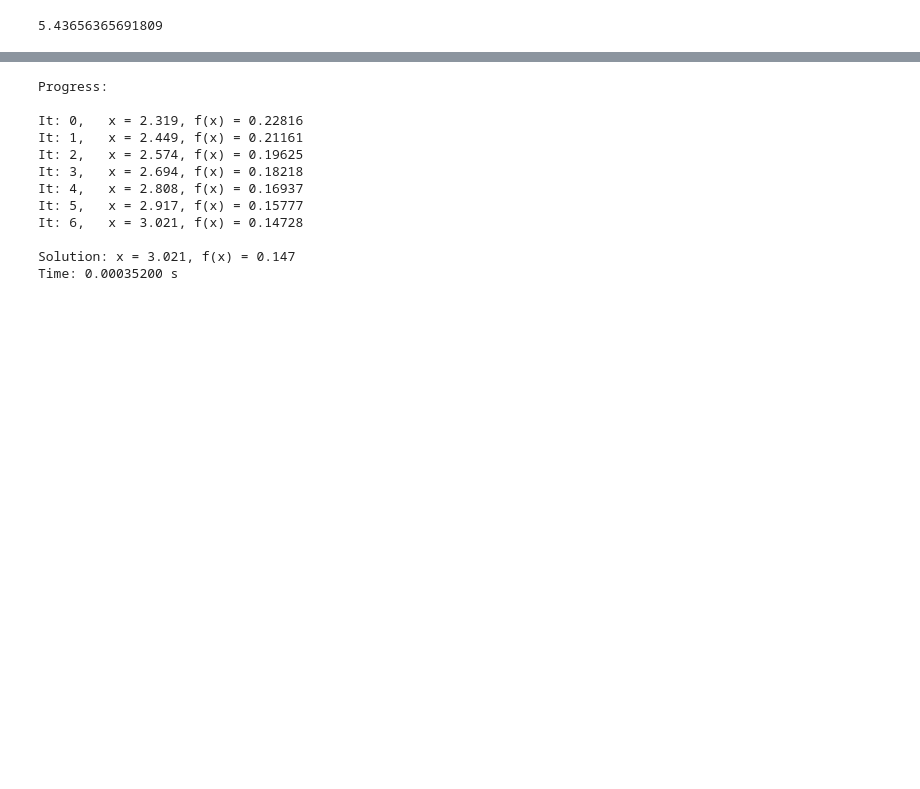
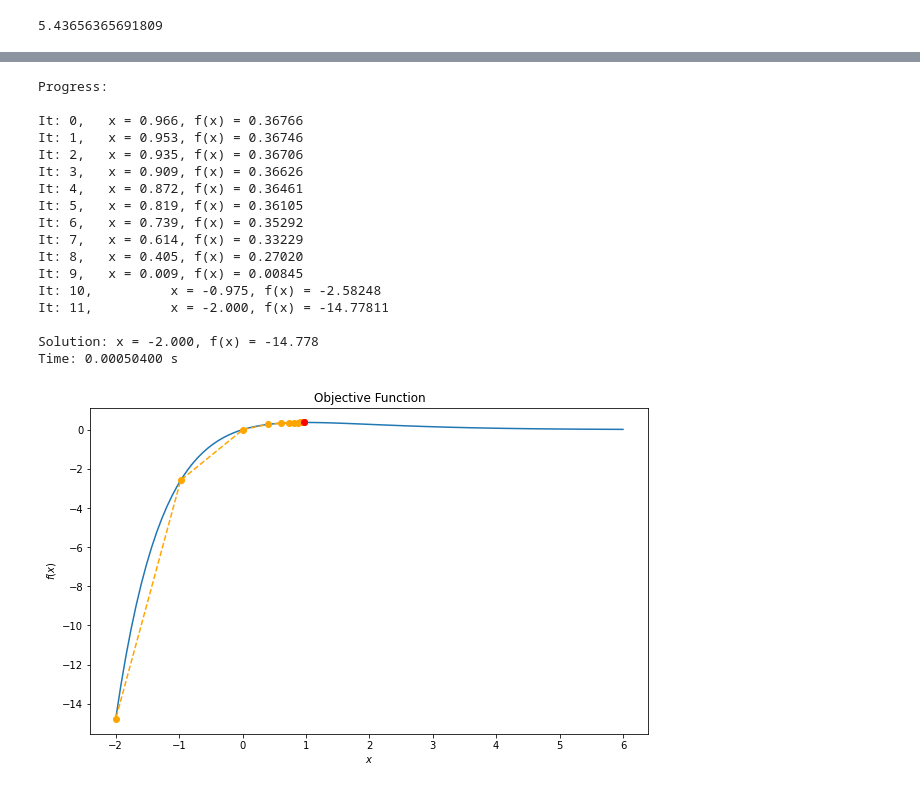
Before and after one commit to stepthenuke/met_opt_mipt, a Jupyter notebook: armijo_rule.ipynb, the cells around one changed output, grey strips where cells are left out. Saved outputs shown, nothing was run; the diff lists cells and outputs as text; code cells hidden in the pictures; blank space fills up the shorter version.

```diff
--- a/armijo_rule.ipynb
+++ b/armijo_rule.ipynb
@@ -154,15 +167,23 @@ Time: 0.00036900 s
 # %%
-inexact_search(Function(x*sp.exp(-x)), -2, 6, 0.1).print()
+d = inexact_search(Function(x*sp.exp(-x), symbol=True), -2, 6, 0.01)
+d.print()
+plot_path(Function(x*sp.exp(-x), symbol=True), -2, 6, d)
 # %% [output]
 Progress:
 
-It: 0,   x = 2.319, f(x) = 0.22816
-It: 1,   x = 2.449, f(x) = 0.21161
-It: 2,   x = 2.574, f(x) = 0.19625
-It: 3,   x = 2.694, f(x) = 0.18218
-It: 4,   x = 2.808, f(x) = 0.16937
-It: 5,   x = 2.917, f(x) = 0.15777
-It: 6,   x = 3.021, f(x) = 0.14728
+It: 0,   x = 0.966, f(x) = 0.36766
+It: 1,   x = 0.953, f(x) = 0.36746
+It: 2,   x = 0.935, f(x) = 0.36706
+It: 3,   x = 0.909, f(x) = 0.36626
+It: 4,   x = 0.872, f(x) = 0.36461
+It: 5,   x = 0.819, f(x) = 0.36105
+It: 6,   x = 0.739, f(x) = 0.35292
+It: 7,   x = 0.614, f(x) = 0.33229
+It: 8,   x = 0.405, f(x) = 0.27020
+It: 9,   x = 0.009, f(x) = 0.00845
+It: 10,          x = -0.975, f(x) = -2.58248
+It: 11,          x = -2.000, f(x) = -14.77811
 
-Solution: x = 3.021, f(x) = 0.147
-Time: 0.00035200 s
+Solution: x = -2.000, f(x) = -14.778
+Time: 0.00050400 s
+[figure, added]
```
Also changed, not shown: parts of 5 cells of this notebook, 1 other file.
